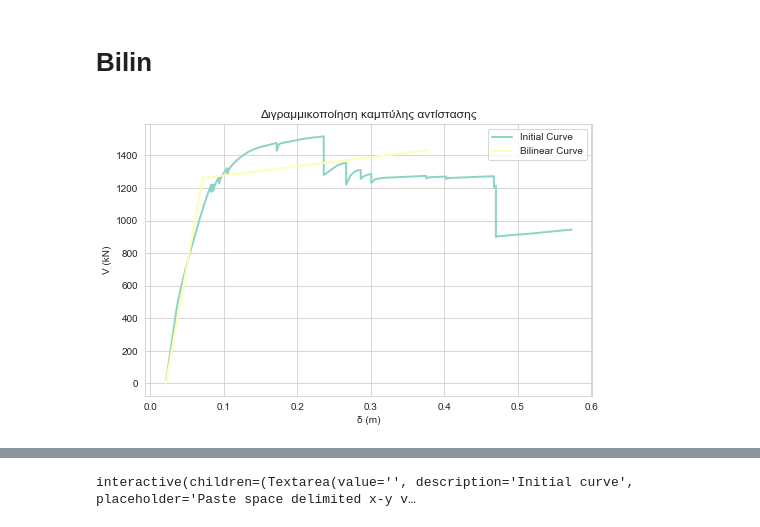
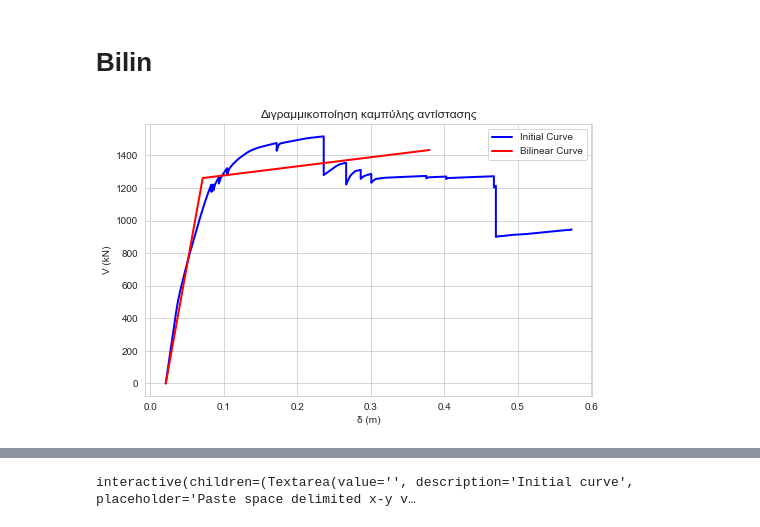
Before and after one commit to panagop/some_jupyter_tests, a Jupyter notebook: tools/bilin.ipynb, the cells around one changed output, grey strips where cells are left out. Drawn from its saved outputs; the diff is of its cells as text; code cells hidden in the pictures.

```diff
--- a/tools/bilin.ipynb
+++ b/tools/bilin.ipynb
@@ -13,21 +13,21 @@ from streng.tools.bilin import Bilin
 # %%
 bl = Bilin(xtarget=0.38)
 
 bl.curve_ini.load_delimited(r'D:/Programming/PyMyPackages/pystreng/tests/bilin/Example4', ' ')
 # bl.load_space_delimited(r'D:/MyBooks/TEI/RepairsExample/sapfiles/fema/PushoverCurve_modal.txt', ' ')
 bl.calc()
 
 f, ax = plt.subplots(figsize=(8, 5))
-ax.plot(bl.curve_ini.x, bl.curve_ini.y, label="Initial Curve", lw=2)
-ax.plot(bl.bilinear_curve.d_array, bl.bilinear_curve.a_array, label="Bilinear Curve", lw=2)
+ax.plot(bl.curve_ini.x, bl.curve_ini.y, label="Initial Curve", lw=2, color='blue')
+ax.plot(bl.bilinear_curve.d_array, bl.bilinear_curve.a_array, label="Bilinear Curve", lw=2, color='red')
 ax.set_title('Διγραμμικοποίηση καμπύλης αντίστασης')
 ax.set_ylabel('V (kN)')
 ax.set_xlabel('δ (m)')
 ax.legend()
 fig = (f, ax)
 plt.show()
 # %% [output]
-[figure, old version]
+[figure, new version]
 # %%
 print(bl.bilinear_curve.all_quantities)
 # %% [output]
```
Also changed, not shown: parts of 9 cells of this notebook.
